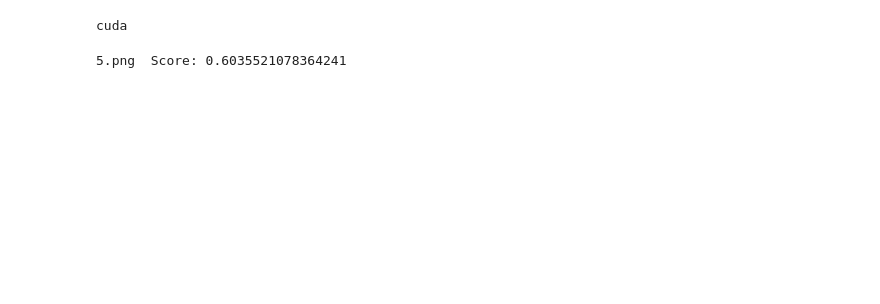
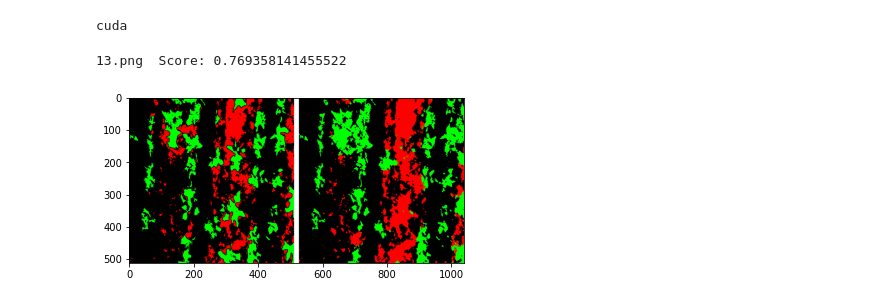
Before and after one commit to daoducanhc/UAV-Agriculture, a Jupyter notebook: example.ipynb, the cells around one changed output. Cells and saved outputs as stored; diff of their text form; code cells hidden in the pictures; blank space fills up the shorter version.

```diff
--- a/example.ipynb
+++ b/example.ipynb
@@ -38,22 +38,27 @@ i=0
 # %%
 image_index = test_indices[i]
 sample = weed_dataset[image_index]
 mask, output, score = classifier.predict(sample)
 
 print('{}.png  Score: {}'.format(image_index, score))
 
 mask = Image.fromarray((mask * 255).astype(np.uint8))
 output = Image.fromarray((output * 255).astype(np.uint8))
 
 # rgb = rgb.numpy().transpose(1, 2, 0)
 
-Image.fromarray(np.hstack((np.array(mask),np.array(output)))).show()
+# Image.fromarray(np.hstack((np.array(mask),np.array(output)))).show()
 
-mask.show()
-output.show()
+# mask.show()
+# output.show()
+
+line = (np.ones((512,15,3))*255).astype(np.uint8)
+
+plt.imshow(Image.fromarray(np.hstack((np.array(mask), line, np.array(output)))))
 
 i += 1
 if i >= len(test_indices):
     i = 0
 # %% [output]
-5.png  Score: 0.6035521078364241
+13.png  Score: 0.769358141455522
+[figure, added]
```
Also changed, not shown: 3 other files.
